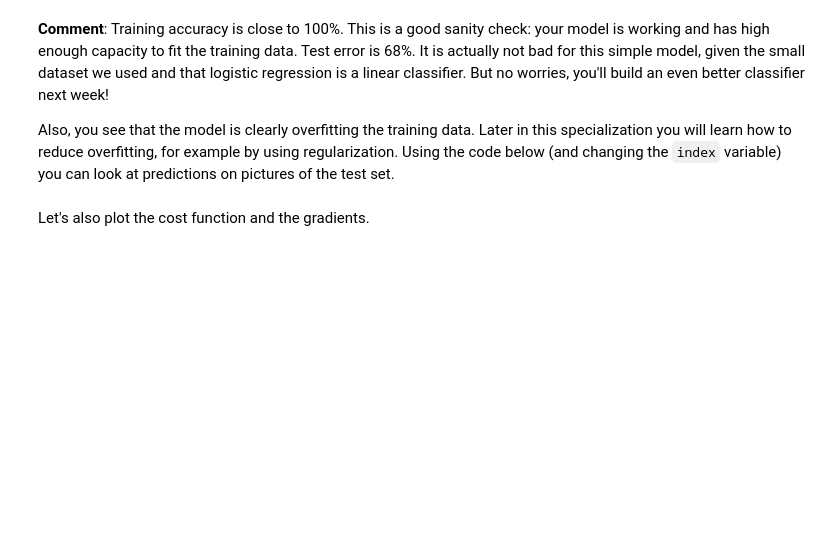
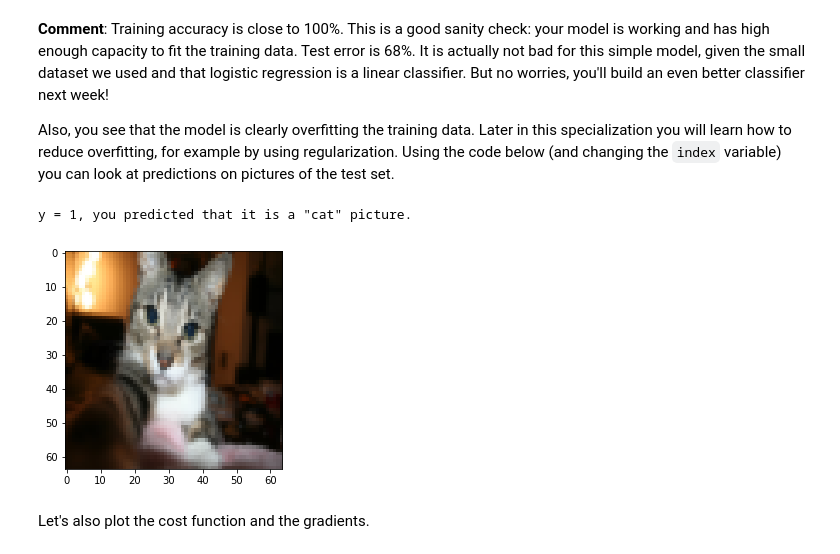
Before and after one commit to asheeshcric/deeplearning.ai, a Jupyter notebook: Assignments/1. Neural Networks and Deep Learning/Week 2 - Neural Network Basics/2. Logistic+Regression+with+a+Neural+Network+mindset+v5.ipynb, the cells around one changed output. Cells and saved outputs as stored; diff of their text form; code cells hidden in the pictures; blank space fills up the shorter version.

```diff
--- a/Assignments/1. Neural Networks and Deep Learning/Week 2 - Neural Network Basics/2. Logistic+Regression+with+a+Neural+Network+mindset+v5.ipynb
+++ b/Assignments/1. Neural Networks and Deep Learning/Week 2 - Neural Network Basics/2. Logistic+Regression+with+a+Neural+Network+mindset+v5.ipynb
@@ -656,9 +682,12 @@ d = model(train_set_x, train_set_y, test_set_x, test_set_y, num_iterations = 200
 Also, you see that the model is clearly overfitting the training data. Later in this specialization you will learn how to reduce overfitting, for example by using regularization. Using the code below (and changing the `index` variable) you can look at predictions on pictures of the test set.
 # %%
 # Example of a picture that was wrongly classified.
-index = 1
+index = 25
 plt.imshow(test_set_x[:,index].reshape((num_px, num_px, 3)))
 print ("y = " + str(test_set_y[0,index]) + ", you predicted that it is a \"" + classes[d["Y_prediction_test"][0,index]].decode("utf-8") +  "\" picture.")
+# %% [output]
+y = 1, you predicted that it is a "cat" picture.
+[figure, added]
 # %% [markdown]
 Let's also plot the cost function and the gradients.
 # %%
```
Also changed, not shown: parts of 13 cells of this notebook.
